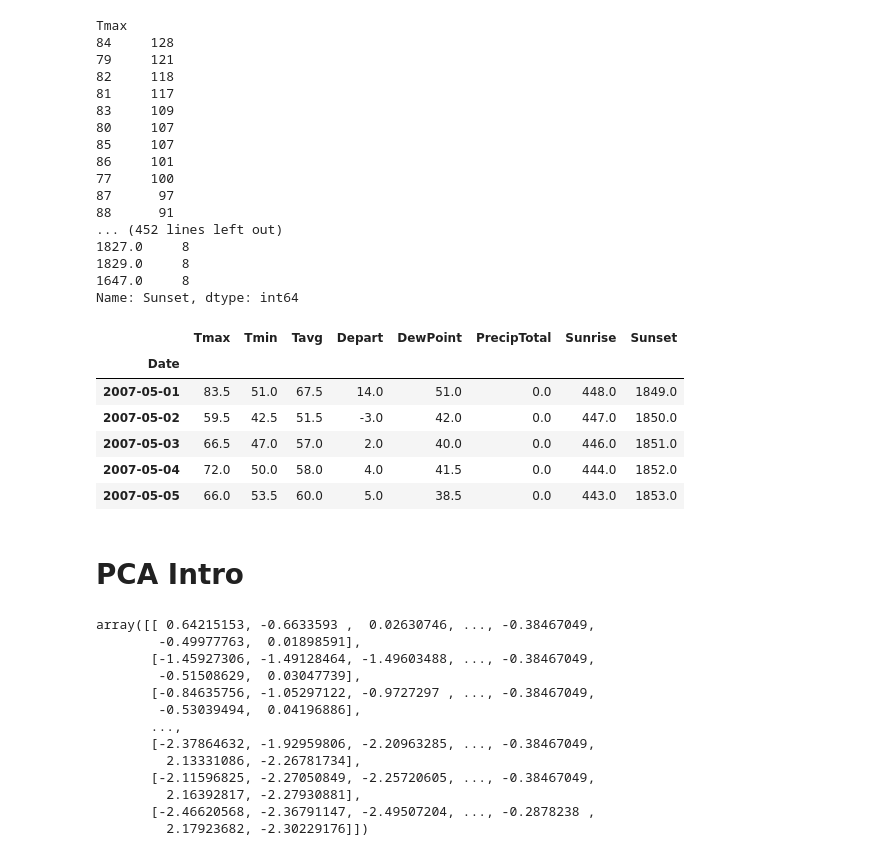
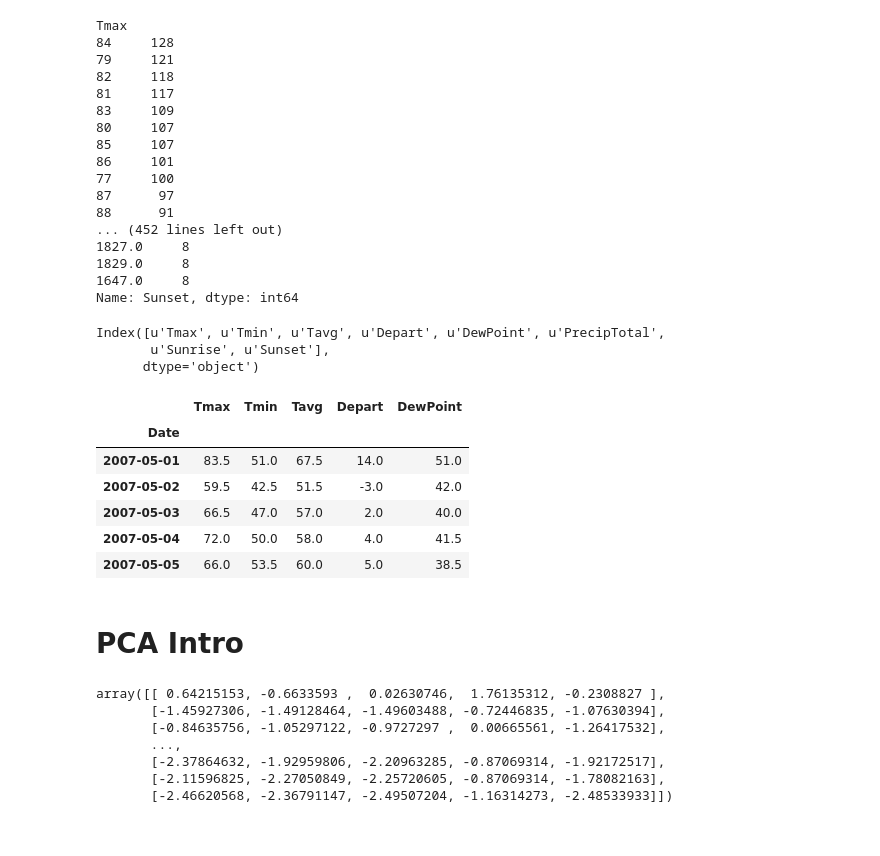
Before and after one commit to cl65610/west_nile, a Jupyter notebook: research/weather_pipes.ipynb, the cells around one changed output. Drawn from its saved outputs; the diff is of its cells as text; code cells hidden in the pictures.

```diff
--- a/research/weather_pipes.ipynb
+++ b/research/weather_pipes.ipynb
@@ -151,16 +151,24 @@ Tmax
 1829.0     8
 1647.0     8
 Name: Sunset, dtype: int64
-# %%
-test_df.head()
-# %% [output]
-|  | Tmax | Tmin | Tavg | Depart | DewPoint | PrecipTotal | Sunrise | Sunset |
-| Date |  |  |  |  |  |  |  |  |
-| 2007-05-01 | 83.5 | 51.0 | 67.5 | 14.0 | 51.0 | 0.0 | 448.0 | 1849.0 |
-| 2007-05-02 | 59.5 | 42.5 | 51.5 | -3.0 | 42.0 | 0.0 | 447.0 | 1850.0 |
-| 2007-05-03 | 66.5 | 47.0 | 57.0 | 2.0 | 40.0 | 0.0 | 446.0 | 1851.0 |
-| 2007-05-04 | 72.0 | 50.0 | 58.0 | 4.0 | 41.5 | 0.0 | 444.0 | 1852.0 |
-| 2007-05-05 | 66.0 | 53.5 | 60.0 | 5.0 | 38.5 | 0.0 | 443.0 | 1853.0 |
+# %%
+print test_df.columns
+
+pca_cols = ['Tmax', 'Tmin', 'Tavg', 'Depart', 'DewPoint']
+
+pca_prep = test_df[pca_cols]
+pca_prep.head()
+# %% [output]
+Index([u'Tmax', u'Tmin', u'Tavg', u'Depart', u'DewPoint', u'PrecipTotal',
+       u'Sunrise', u'Sunset'],
+      dtype='object')
+|  | Tmax | Tmin | Tavg | Depart | DewPoint |
+| Date |  |  |  |  |  |
+| 2007-05-01 | 83.5 | 51.0 | 67.5 | 14.0 | 51.0 |
+| 2007-05-02 | 59.5 | 42.5 | 51.5 | -3.0 | 42.0 |
+| 2007-05-03 | 66.5 | 47.0 | 57.0 | 2.0 | 40.0 |
+| 2007-05-04 | 72.0 | 50.0 | 58.0 | 4.0 | 41.5 |
+| 2007-05-05 | 66.0 | 53.5 | 60.0 | 5.0 | 38.5 |
 # %% [markdown]
 # PCA Intro
 # %%
@@ -168,22 +176,16 @@ from sklearn import preprocessing
 
 
 ##Standardizing all the columns
-Xstand = preprocessing.StandardScaler().fit_transform(test_df)
+Xstand = preprocessing.StandardScaler().fit_transform(pca_prep)
 Xstand
 # %% [output]
-array([[ 0.64215153, -0.6633593 ,  0.02630746, ..., -0.38467049,
-        -0.49977763,  0.01898591],
-       [-1.45927306, -1.49128464, -1.49603488, ..., -0.38467049,
-        -0.51508629,  0.03047739],
-       [-0.84635756, -1.05297122, -0.9727297 , ..., -0.38467049,
-        -0.53039494,  0.04196886],
+array([[ 0.64215153, -0.6633593 ,  0.02630746,  1.76135312, -0.2308827 ],
+       [-1.45927306, -1.49128464, -1.49603488, -0.72446835, -1.07630394],
+       [-0.84635756, -1.05297122, -0.9727297 ,  0.00665561, -1.26417532],
        ...,
-       [-2.37864632, -1.92959806, -2.20963285, ..., -0.38467049,
-         2.13331086, -2.26781734],
-       [-2.11596825, -2.27050849, -2.25720605, ..., -0.38467049,
-         2.16392817, -2.27930881],
-       [-2.46620568, -2.36791147, -2.49507204, ..., -0.2878238 ,
-         2.17923682, -2.30229176]])
+       [-2.37864632, -1.92959806, -2.20963285, -0.87069314, -1.92172517],
+       [-2.11596825, -2.27050849, -2.25720605, -0.87069314, -1.78082163],
+       [-2.46620568, -2.36791147, -2.49507204, -1.16314273, -2.48533933]])
 # %%
 ## creating the covariance matrix - this explains the variance between the different
 ## features within our dataframe
```
Also changed, not shown: parts of 5 cells of this notebook, 2 other files.
